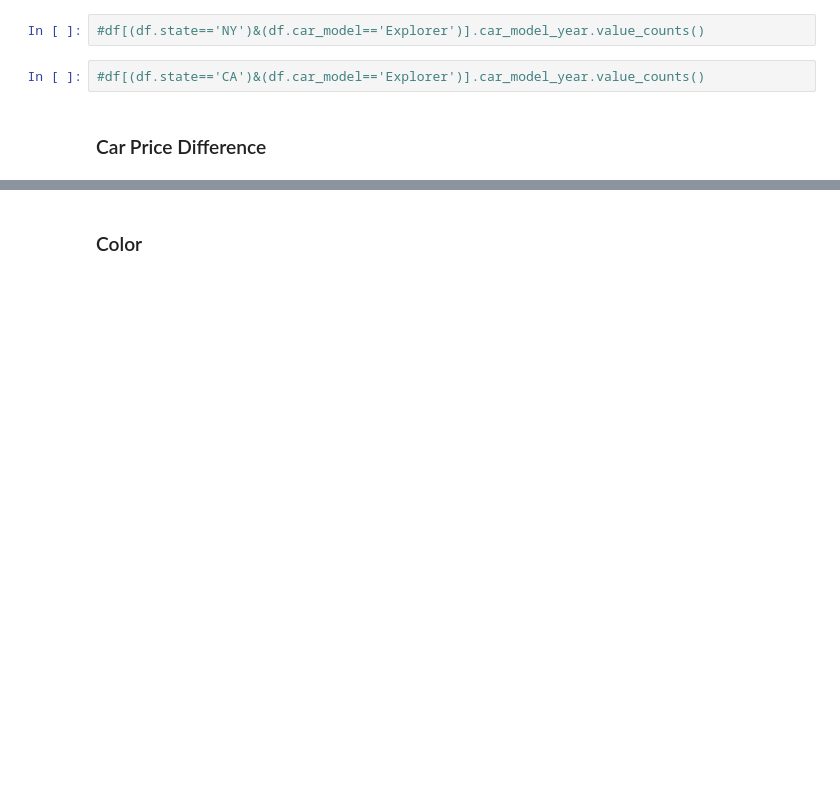
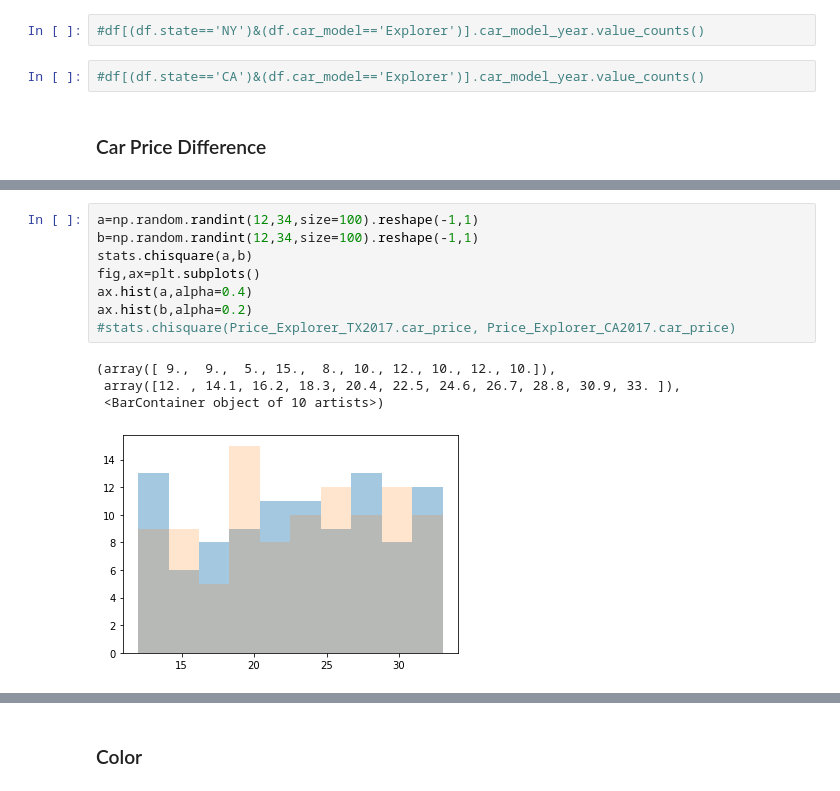
Before and after one commit to aabouie/CapStone1, a Jupyter notebook: EDA.ipynb, the cells around one changed output, grey strips where cells are left out. Saved outputs shown, nothing was run; the diff lists cells and outputs as text; blank space fills up the shorter version.

```diff
--- a/EDA.ipynb
+++ b/EDA.ipynb
@@ -387,0 +419,13 @@ a2.boxplot(by='week_days', meanline=True, showmeans=True, showcaps=True,
+# %%
+a=np.random.randint(12,34,size=100).reshape(-1,1)
+b=np.random.randint(12,34,size=100).reshape(-1,1)
+stats.chisquare(a,b)
+fig,ax=plt.subplots()
+ax.hist(a,alpha=0.4)
+ax.hist(b,alpha=0.2)
+#stats.chisquare(Price_Explorer_TX2017.car_price, Price_Explorer_CA2017.car_price)
+# %% [output]
+(array([ 9.,  9.,  5., 15.,  8., 10., 12., 10., 12., 10.]),
+ array([12. , 14.1, 16.2, 18.3, 20.4, 22.5, 24.6, 26.7, 28.8, 30.9, 33. ]),
+ <BarContainer object of 10 artists>)
+[figure, added]
```
Also changed, not shown: parts of 34 cells of this notebook.
